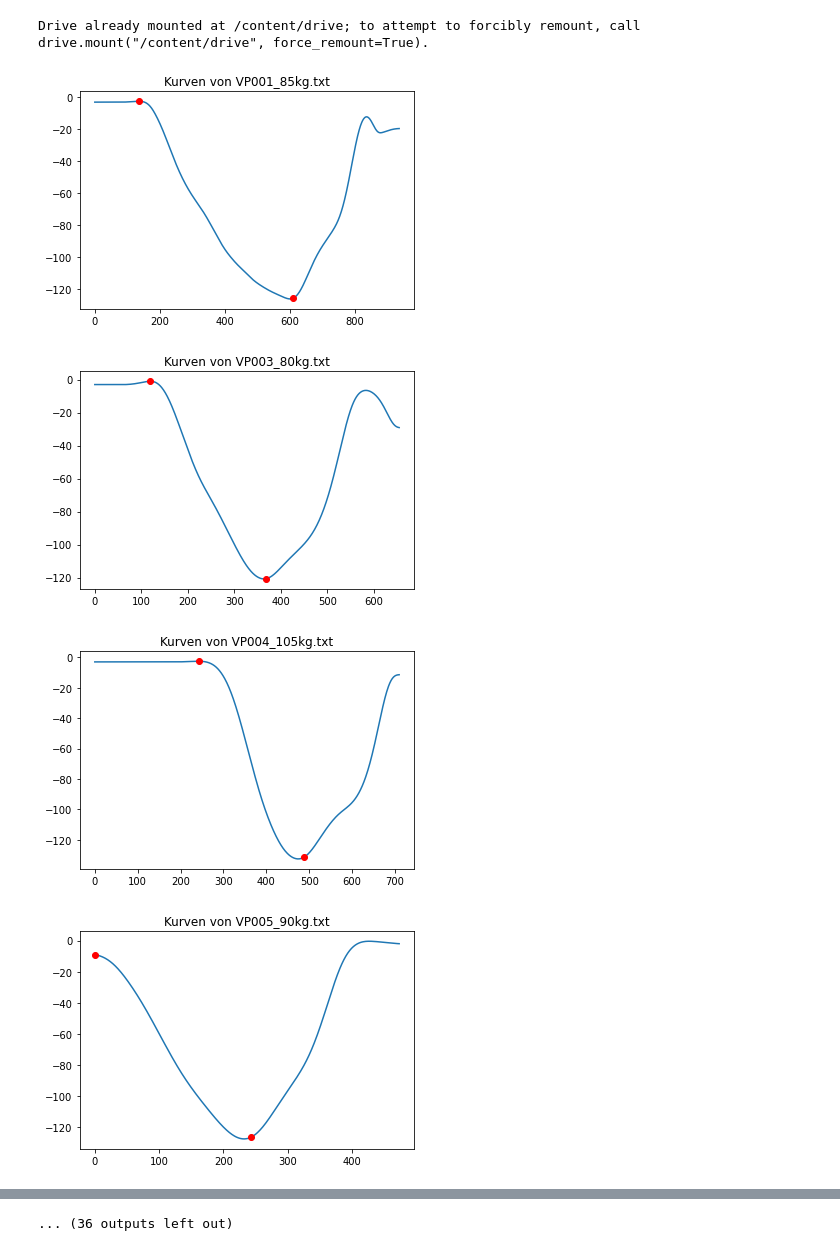
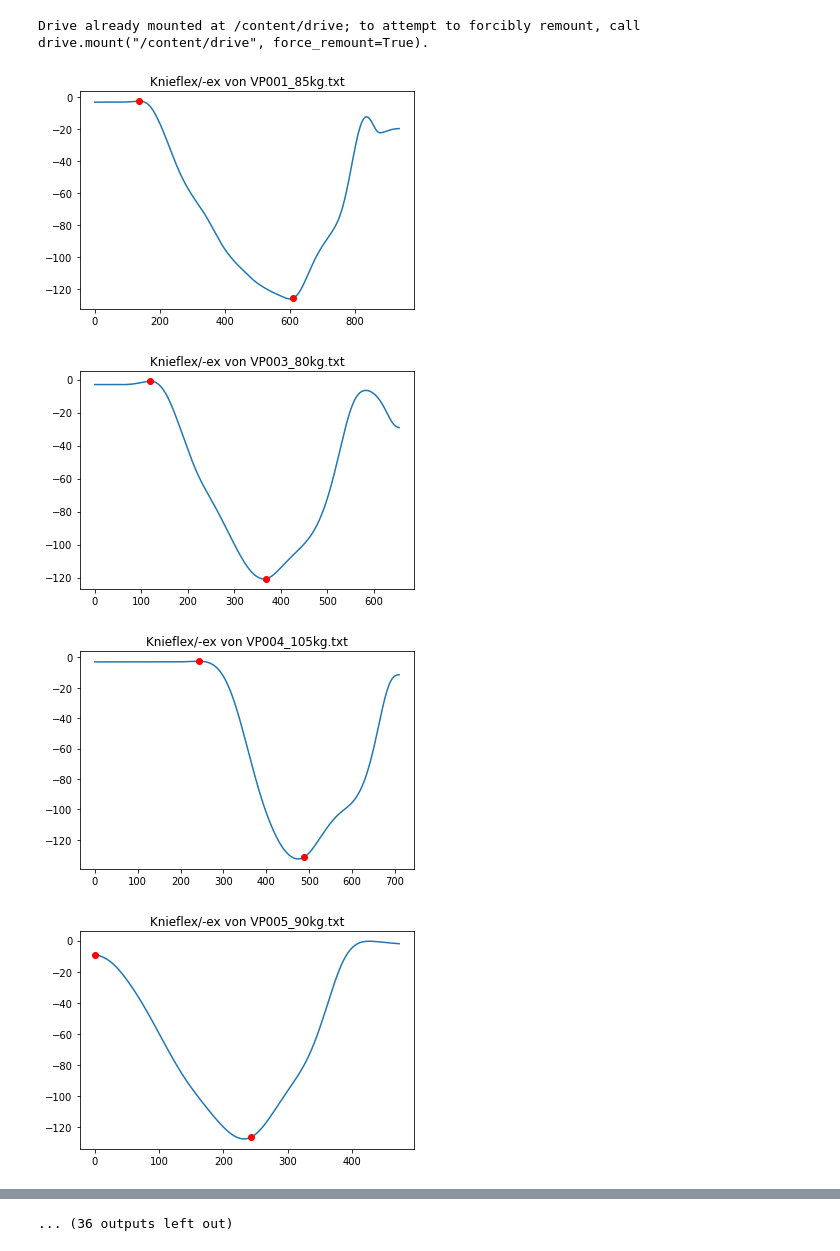
Before and after one commit to braunito/my_notebooks, a Jupyter notebook: 2021-11_KniebeugenAuswertung.ipynb, the cells around one changed output, grey strips where cells are left out. Cells and saved outputs as stored; diff of their text form; code cells hidden in the pictures.

```diff
--- a/2021-11_KniebeugenAuswertung.ipynb
+++ b/2021-11_KniebeugenAuswertung.ipynb
@@ -70,35 +70,35 @@ for i in range(0,len(file_frames)):
 
     zz_f_d_f=np.flip(zz_filt_dif[0:t1-20])
     res = next((x for x, val in enumerate(zz_f_d_f) if val > 0),0)
 
     if res==0:
       t0=0
     else:
       t0=t1-res-20
     plt.figure()
     plt.plot(zz_filt)
     plt.plot(t0,zz_filt[t0],'-ro')
     plt.plot(t1,zz_filt[t1],'-ro')
-    plt.title('Kurven von '+file_list[i])
+    plt.title('Knieflex/-ex von '+file_list[i])
 
     b, a = signal.butter(2, 5/50,'low')
     ankle=signal.filtfilt(b,a,data['Ankle, left Dorsal-/Plantar-Flexion'])
     knee=signal.filtfilt(b,a,data['Knee, left Flexion/Extension'])
     hip=signal.filtfilt(b,a,data['Hip, left Flexion/Extension'])
 
     AAX = resample_by_interpolation(ankle[t0:t1], len(ankle[t0:t1]),101)
     KAX = resample_by_interpolation(knee[t0:t1], len(knee[t0:t1]),101)*(-1)
     HAX = resample_by_interpolation(hip[t0:t1], len(hip[t0:t1]),101)
 
 
     df_ex=pd.DataFrame(columns=['AAX','KAX','HAX'])
     df_ex['AAX']=AAX
     df_ex['KAX']=KAX
     df_ex['HAX']=HAX
 
     #df_ex.to_csv(path+'/export/mod_'+file_list[i]+'.csv',decimal='.',sep=';')
 # %% [output]
-[figure, old version]
+[figure, new version]
-[figure, old version]
+[figure, new version]
-[figure, old version]
+[figure, new version]
-[figure, old version]
+[figure, new version]
```
Also changed, not shown: parts of 1 cell of this notebook.
